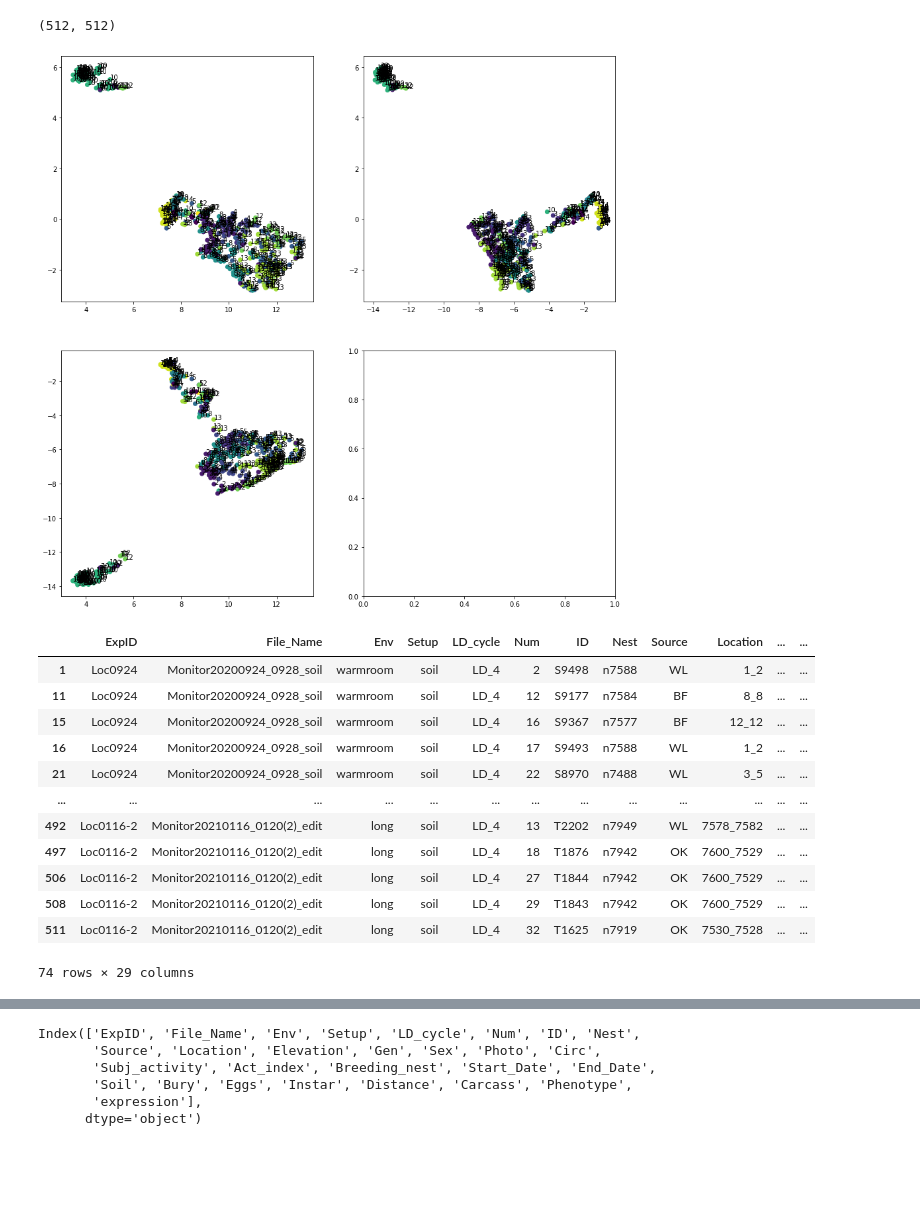
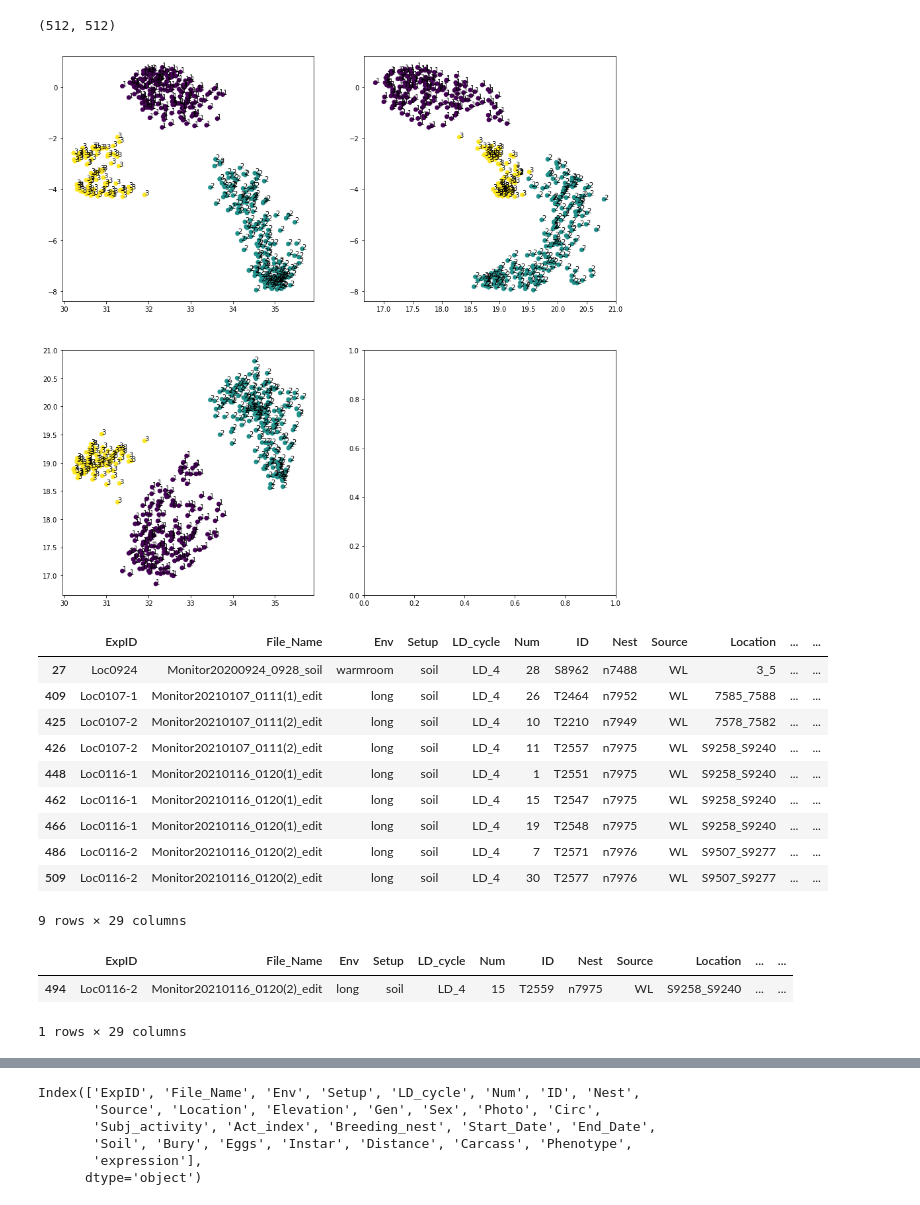
Before and after one commit to CLan2021/beetle, a Jupyter notebook: locomotor_activity/beetle-loc-analysis.ipynb, the cells around one changed output, grey strips where cells are left out. Cells and saved outputs as stored; diff of their text form; code cells hidden in the pictures; blank space fills up the shorter version.

```diff
--- a/locomotor_activity/beetle-loc-analysis.ipynb
+++ b/locomotor_activity/beetle-loc-analysis.ipynb
@@ -48,8 +48,8 @@ act_digests = []
 act_origs = []
 metas = []
 
-one_meta2 = pd.read_csv('./meta/one_meta2.csv', sep='\t')
-# txt = txts[0]
+#one_meta2 = pd.read_csv('./meta/one_meta2.csv', sep='\t')
+one_meta2_test = pd.read_csv('./meta/one_meta2_test.csv', sep='\t')
 for txt in txts:
 
     # try:
@@ -57,8 +57,8 @@ for txt in txts:
     # except:
     #     continue
 
-    meta = one_meta2[one_meta2.File_Name == os.path.splitext(txt)[0]]
-    #meta = one_meta[one_meta.File_Name == 'sdfghjkl;']
+    meta = one_meta2_test[one_meta2_test.File_Name == os.path.splitext(txt)[0]]
+    #meta = one_meta2[one_meta2.File_Name == os.path.splitext(txt)[0]]
     if len(meta) == 0:
         print(txt)
         continue
@@ -69,11 +69,11 @@ for txt in txts:
     monitor_cleaned = monitor_cleaned.iloc[ignored:,:]
 
     #### light dark filter implementation
-    hms = np.array([t.replace(' ', ':').split(':') for t in monitor_cleaned.time], dtype=int)
-    monitor_cleaned['h'] = hms[:,0]
+    #hms = np.array([t.replace(' ', ':').split(':') for t in monitor_cleaned.time], dtype=int)
+    #monitor_cleaned['h'] = hms[:,0]
 
     # light
-    monitor_cleaned = monitor_cleaned[(monitor_cleaned.h >= 5) & (monitor_cleaned.h <= 19)].iloc[:,:-1]
+    #monitor_cleaned = monitor_cleaned[(monitor_cleaned.h >= 5) & (monitor_cleaned.h <= 19)].iloc[:,:-1]
 
     # dark
     #monitor_cleaned = monitor_cleaned[(monitor_cleaned.h <= 5) | (monitor_cleaned.h >= 19)].iloc[:,:-1]
@@ -187,7 +201,7 @@ nn
 # %% [output]
 50
 # %%
-reducer = umap.UMAP(n_components=3, metric='cosine', n_neighbors=15, random_state=5566)
+reducer = umap.UMAP(n_components=3, metric='cosine', n_neighbors=50, random_state=5566)
 #reducer = PCA(n_components=3, random_state=5566)
 
 # try:
@@ -208,45 +222,56 @@ pwdists.shape
 # %%
 min_samples = 20
 
 shortest_dists_mean = np.take_along_axis(pwdists, np.argsort(pwdists)[:,1:(1+min_samples)], axis=1).mean(axis=1)
 shortest_dists_mean_std = shortest_dists_mean.std()
-#eps = shortest_dists_mean.mean() + 2 * shortest_dists_mean_std
-#clusterer = DBSCAN(eps=eps, min_samples=min_samples)
-#group_idxs_ = clusterer.fit_predict(dr) + 1
-kmeans = KMeans(n_clusters=15, init='k-means++', n_init=10, random_state=5566).fit(act_digests_npy)
-group_idxs_ = kmeans.predict(act_digests_npy) + 1
+eps = shortest_dists_mean.mean() + 2 * shortest_dists_mean_std
+clusterer = DBSCAN(eps=eps, min_samples=min_samples)
+group_idxs_ = clusterer.fit_predict(dr) + 1
+#kmeans = KMeans(n_clusters=15, init='k-means++', n_init=10, random_state=5566).fit(act_digests_npy)
+#group_idxs_ = kmeans.predict(act_digests_npy) + 1
 group_idxs = group_idxs_[group_idxs_ > 0]
 dr_wg = dr[group_idxs_ > 0]
 gcolor_map = group_idxs / (group_idxs.max() + 1)
 
 fig, axs = plt.subplots(2, 2, figsize=(15, 15))
 axs[0][0].scatter(dr_wg[:,0], dr_wg[:,1], c=gcolor_map)
 axs[0][1].scatter(dr_wg[:,2], dr_wg[:,1], c=gcolor_map)
 axs[1][0].scatter(dr_wg[:,0], dr_wg[:,2], c=gcolor_map)
 for tid in range(dr_wg.shape[0]):
     axs[0][0].text(dr_wg[tid,0], dr_wg[tid,1], group_idxs[tid])
     axs[0][1].text(dr_wg[tid,2], dr_wg[tid,1], group_idxs[tid])
     axs[1][0].text(dr_wg[tid,0], dr_wg[tid,2], group_idxs[tid])
 plt.show()
 # %% [output]
-[figure, old version]
+[figure, new version]
 # %%
 # adding a group column, organizing the scatterplot group 1,2,3 into data table
 meta_union_with_group = meta_union.copy()
 meta_union_with_group['group'] = group_idxs_
 #meta_union_with_group.head(40)
-meta_union_with_group[group_idxs_ == 2]#.head(50)
+a = meta_union_with_group[group_idxs_ == 3]#.iloc[:, : 50]#.head(50)
+b = a.loc[meta_union['Source'] == 'WL']
+c = b.loc[meta_union['Photo'] == 'L']
+d = c.loc[meta_union['Instar'] == '1']
+c
+
+
+#meta_union.loc[meta_union['Photo'] == 'nan']
 # %% [output]
 |  | ExpID | File_Name | Env | Setup | LD_cycle | Num | ID | Nest | Source | Location | ... | ... |
-| 1 | Loc0924 | Monitor20200924_0928_soil | warmroom | soil | LD_4 | 2 | S9498 | n7588 | WL | 1_2 | ... | ... |
-| 11 | Loc0924 | Monitor20200924_0928_soil | warmroom | soil | LD_4 | 12 | S9177 | n7584 | BF | 8_8 | ... | ... |
-| 15 | Loc0924 | Monitor20200924_0928_soil | warmroom | soil | LD_4 | 16 | S9367 | n7577 | BF | 12_12 | ... | ... |
-| 16 | Loc0924 | Monitor20200924_0928_soil | warmroom | soil | LD_4 | 17 | S9493 | n7588 | WL | 1_2 | ... | ... |
-| 21 | Loc0924 | Monitor20200924_0928_soil | warmroom | soil | LD_4 | 22 | S8970 | n7488 | WL | 3_5 | ... | ... |
-| ... | ... | ... | ... | ... | ... | ... | ... | ... | ... | ... | ... | ... |
-| 492 | Loc0116-2 | Monitor20210116_0120(2)_edit | long | soil | LD_4 | 13 | T2202 | n7949 | WL | 7578_7582 | ... | ... |
-| 497 | Loc0116-2 | Monitor20210116_0120(2)_edit | long | soil | LD_4 | 18 | T1876 | n7942 | OK | 7600_7529 | ... | ... |
-| 506 | Loc0116-2 | Monitor20210116_0120(2)_edit | long | soil | LD_4 | 27 | T1844 | n7942 | OK | 7600_7529 | ... | ... |
-| 508 | Loc0116-2 | Monitor20210116_0120(2)_edit | long | soil | LD_4 | 29 | T1843 | n7942 | OK | 7600_7529 | ... | ... |
-| 511 | Loc0116-2 | Monitor20210116_0120(2)_edit | long | soil | LD_4 | 32 | T1625 | n7919 | OK | 7530_7528 | ... | ... |
+| 27 | Loc0924 | Monitor20200924_0928_soil | warmroom | soil | LD_4 | 28 | S8962 | n7488 | WL | 3_5 | ... | ... |
+| 409 | Loc0107-1 | Monitor20210107_0111(1)_edit | long | soil | LD_4 | 26 | T2464 | n7952 | WL | 7585_7588 | ... | ... |
+| 425 | Loc0107-2 | Monitor20210107_0111(2)_edit | long | soil | LD_4 | 10 | T2210 | n7949 | WL | 7578_7582 | ... | ... |
+| 426 | Loc0107-2 | Monitor20210107_0111(2)_edit | long | soil | LD_4 | 11 | T2557 | n7975 | WL | S9258_S9240 | ... | ... |
+| 448 | Loc0116-1 | Monitor20210116_0120(1)_edit | long | soil | LD_4 | 1 | T2551 | n7975 | WL | S9258_S9240 | ... | ... |
+| 462 | Loc0116-1 | Monitor20210116_0120(1)_edit | long | soil | LD_4 | 15 | T2547 | n7975 | WL | S9258_S9240 | ... | ... |
+| 466 | Loc0116-1 | Monitor20210116_0120(1)_edit | long | soil | LD_4 | 19 | T2548 | n7975 | WL | S9258_S9240 | ... | ... |
+| 486 | Loc0116-2 | Monitor20210116_0120(2)_edit | long | soil | LD_4 | 7 | T2571 | n7976 | WL | S9507_S9277 | ... | ... |
+| 509 | Loc0116-2 | Monitor20210116_0120(2)_edit | long | soil | LD_4 | 30 | T2577 | n7976 | WL | S9507_S9277 | ... | ... |
-74 rows × 29 columns
+9 rows × 29 columns
+# %%
+meta_union_with_group.loc[meta_union_with_group['ID'] == 'T2559']
+# %% [output]
+|  | ExpID | File_Name | Env | Setup | LD_cycle | Num | ID | Nest | Source | Location | ... | ... |
+| 494 | Loc0116-2 | Monitor20210116_0120(2)_edit | long | soil | LD_4 | 15 | T2559 | n7975 | WL | S9258_S9240 | ... | ... |
+1 rows × 29 columns
```
Also changed, not shown: parts of 21 cells of this notebook, 1 other file.
